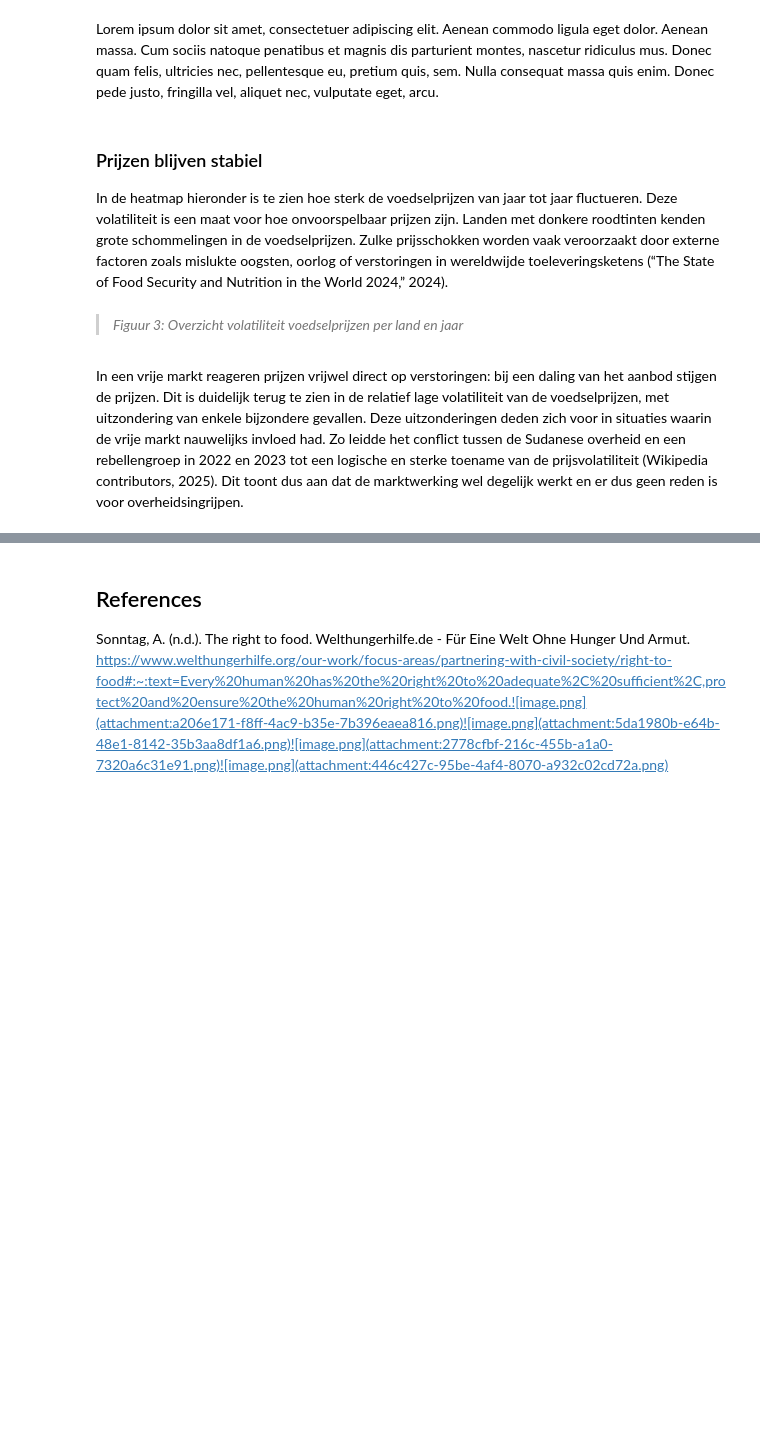
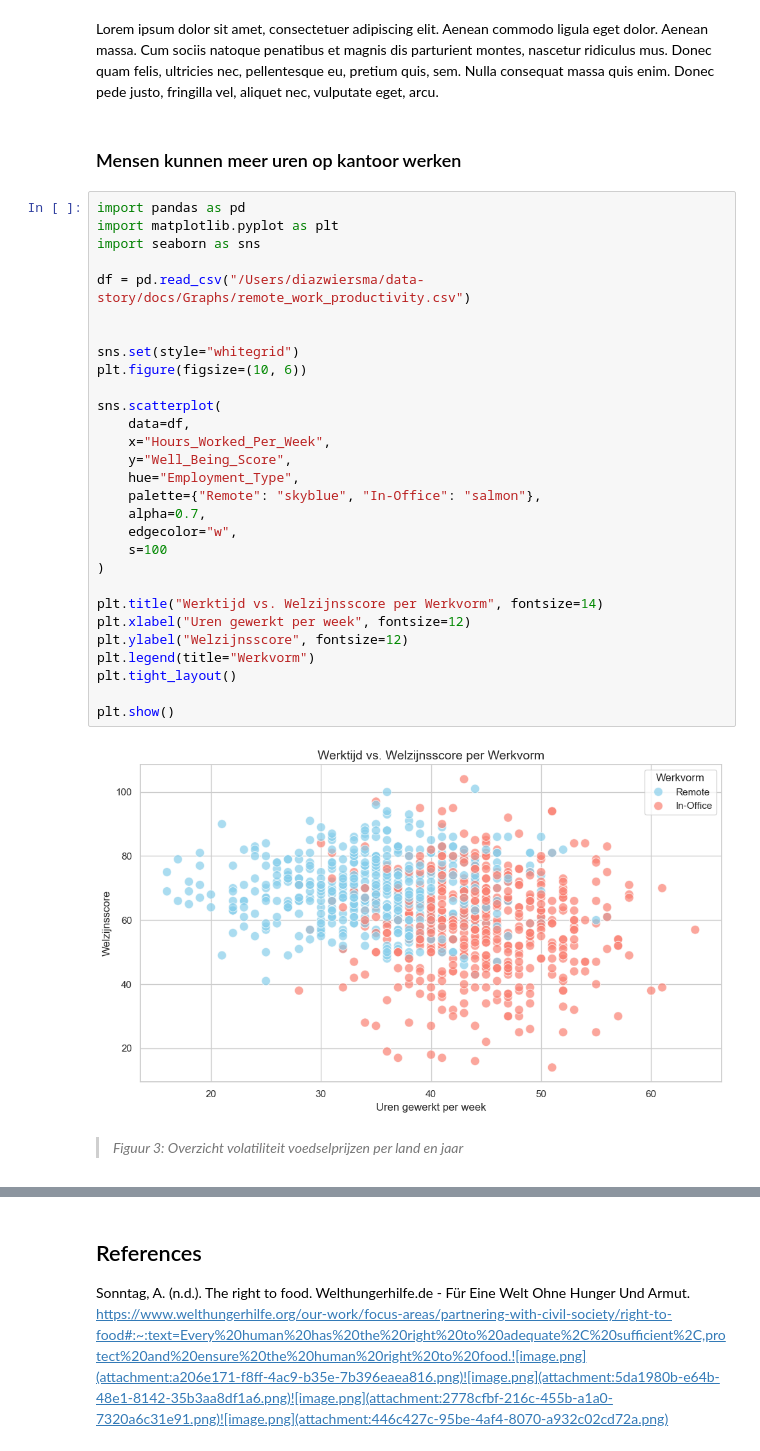
Before and after one commit to DiazWiersma/data-story, a Jupyter notebook: _build/jupyter_execute/docs/format.ipynb, the cells around one changed output, grey strips where cells are left out. Drawn from its saved outputs; the diff is of its cells as text; blank space fills up the shorter version.

```diff
--- a/_build/jupyter_execute/docs/format.ipynb
+++ b/_build/jupyter_execute/docs/format.ipynb
@@ -162,9 +162,37 @@ plt.show()
 # %% [markdown]
 Lorem ipsum dolor sit amet, consectetuer adipiscing elit. Aenean commodo ligula eget dolor. Aenean massa. Cum sociis natoque penatibus et magnis dis parturient montes, nascetur ridiculus mus. Donec quam felis, ultricies nec, pellentesque eu, pretium quis, sem. Nulla consequat massa quis enim. Donec pede justo, fringilla vel, aliquet nec, vulputate eget, arcu.
 # %% [markdown]
-### Prijzen blijven stabiel
-In de heatmap hieronder is te zien hoe sterk de voedselprijzen van jaar tot jaar fluctueren. Deze volatiliteit is een maat voor hoe onvoorspelbaar prijzen zijn. Landen met donkere roodtinten kenden grote schommelingen in de voedselprijzen. Zulke prijsschokken worden vaak veroorzaakt door externe factoren zoals mislukte oogsten, oorlog of verstoringen in wereldwijde toeleveringsketens (“The State of Food Security and Nutrition in the World 2024,” 2024).
+### Mensen kunnen meer uren op kantoor werken
+# %%
+import pandas as pd
+import matplotlib.pyplot as plt
+import seaborn as sns
+
+df = pd.read_csv("/Users/diazwiersma/data-story/docs/Graphs/remote_work_productivity.csv")
+
+
+sns.set(style="whitegrid")
+plt.figure(figsize=(10, 6))
+
+sns.scatterplot(
+    data=df,
+    x="Hours_Worked_Per_Week",
+    y="Well_Being_Score",
+    hue="Employment_Type",
+    palette={"Remote": "skyblue", "In-Office": "salmon"},
+    alpha=0.7,
+    edgecolor="w",
+    s=100
+)
+
+plt.title("Werktijd vs. Welzijnsscore per Werkvorm", fontsize=14)
+plt.xlabel("Uren gewerkt per week", fontsize=12)
+plt.ylabel("Welzijnsscore", fontsize=12)
+plt.legend(title="Werkvorm")
+plt.tight_layout()
+
+plt.show()
+# %% [output]
+[figure, added]
 # %% [markdown]
 > *Figuur 3: Overzicht volatiliteit voedselprijzen per land en jaar*
-# %% [markdown]
-In een vrije markt reageren prijzen vrijwel direct op verstoringen: bij een daling van het aanbod stijgen de prijzen. Dit is duidelijk terug te zien in de relatief lage volatiliteit van de voedselprijzen, met uitzondering van enkele bijzondere gevallen. Deze uitzonderingen deden zich voor in situaties waarin de vrije markt nauwelijks invloed had. Zo leidde het conflict tussen de Sudanese overheid en een rebellengroep in 2022 en 2023 tot een logische en sterke toename van de prijsvolatiliteit (Wikipedia contributors, 2025). Dit toont dus aan dat de marktwerking wel degelijk werkt en er dus geen reden is voor overheidsingrijpen.
```
Also changed, not shown: parts of 1 cell of this notebook, 27 other files.
